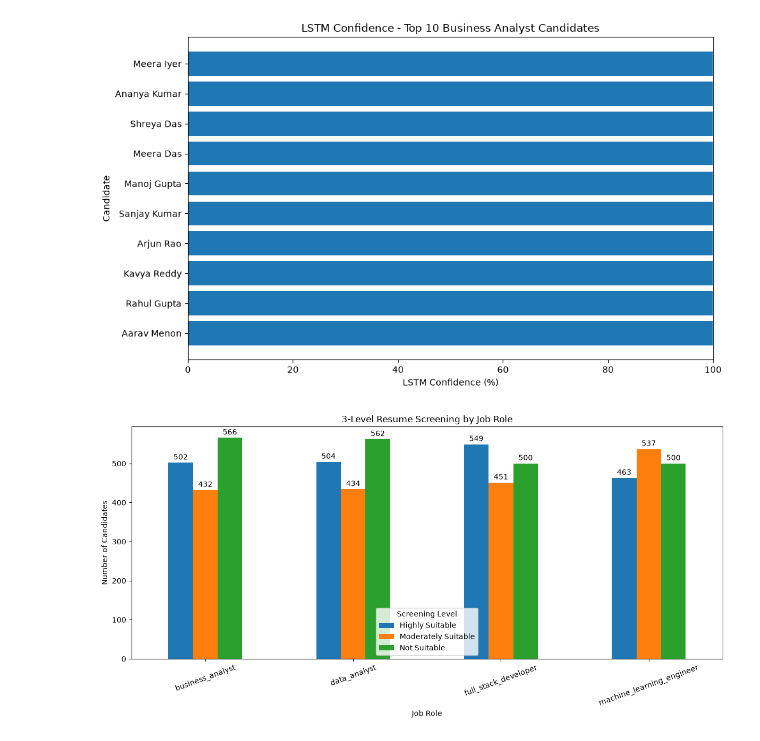
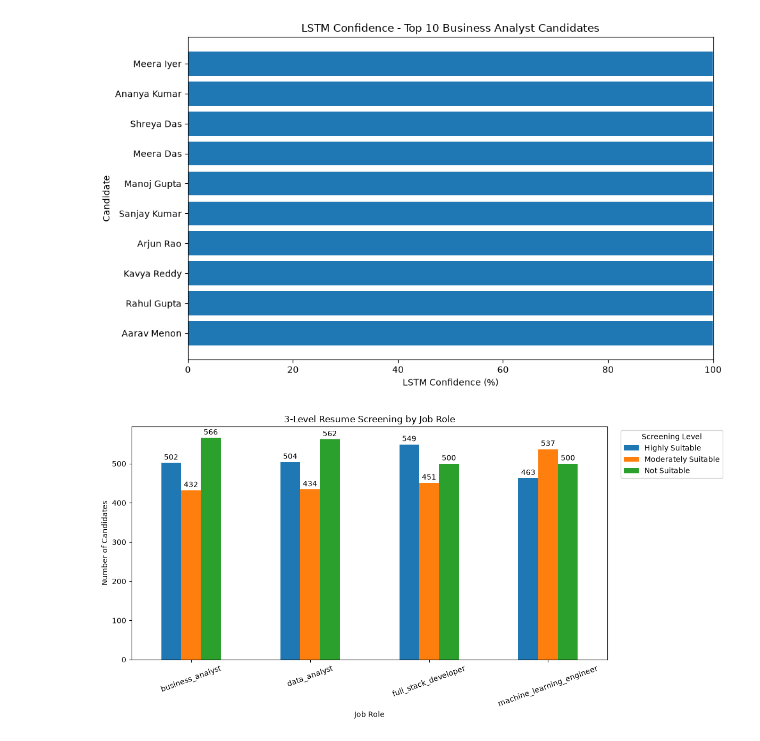
Before and after one commit to padmavathy-mca/ML-DL-essentials, a Jupyter notebook: resume-screening_NLP_LSTM.ipynb, the cells around one changed output. Cells and saved outputs as stored; diff of their text form; code cells hidden in the pictures.

Commit message:
NLP & LSTM Resume Screening

```diff
--- a/resume-screening_NLP_LSTM.ipynb
+++ b/resume-screening_NLP_LSTM.ipynb
@@ -727,20 +727,22 @@ for role in roles:
 # %%
 # 3-Level Suitability Visualization by Role
 screening_levels = {0: "Not Suitable", 1: "Moderately Suitable", 2: "Highly Suitable"}
 df["screening_level"] = df["label"].map(screening_levels)
 
 role_screening = pd.crosstab(df["job_role"], df["screening_level"])
 role_screening = role_screening.reindex(columns=["Highly Suitable", "Moderately Suitable", "Not Suitable"], fill_value=0)
 
 ax = role_screening.plot(kind="bar", figsize=(12, 6))
 plt.xlabel("Job Role")
 plt.ylabel("Number of Candidates")
 plt.title("3-Level Resume Screening by Job Role")
 plt.xticks(rotation=20)
-plt.legend(title="Screening Level")
+plt.legend(title="Screening Level",
+           bbox_to_anchor=(1.02, 1),
+           loc="upper left")
 for container in ax.containers:
     ax.bar_label(container, fmt="%d", padding=2)
 plt.tight_layout()
 plt.show()
 # %% [output]
-[figure, old version]
+[figure, new version]
```
